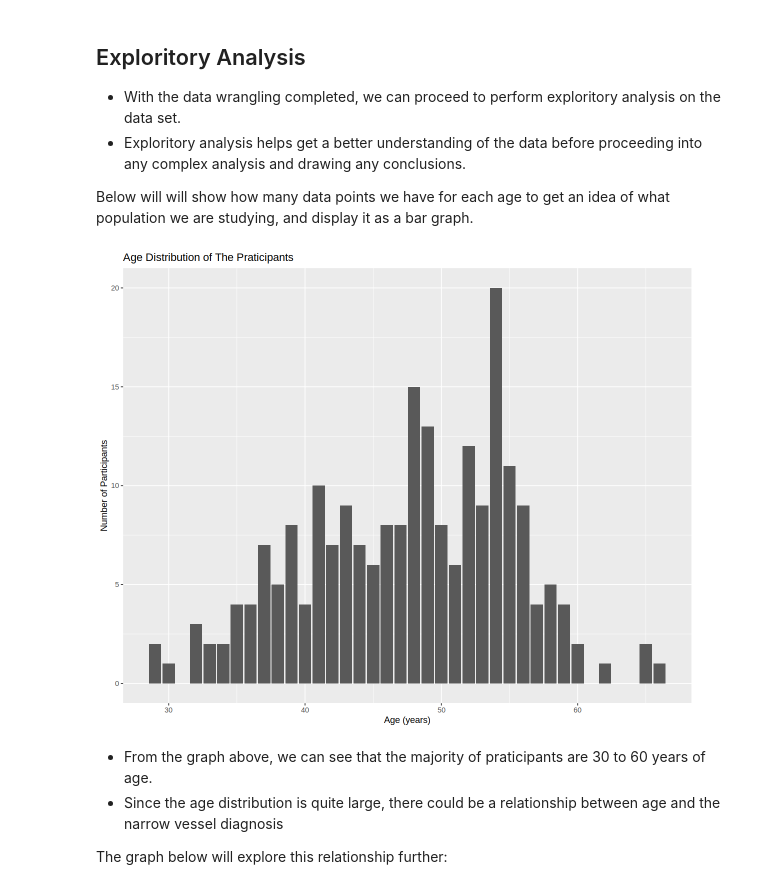
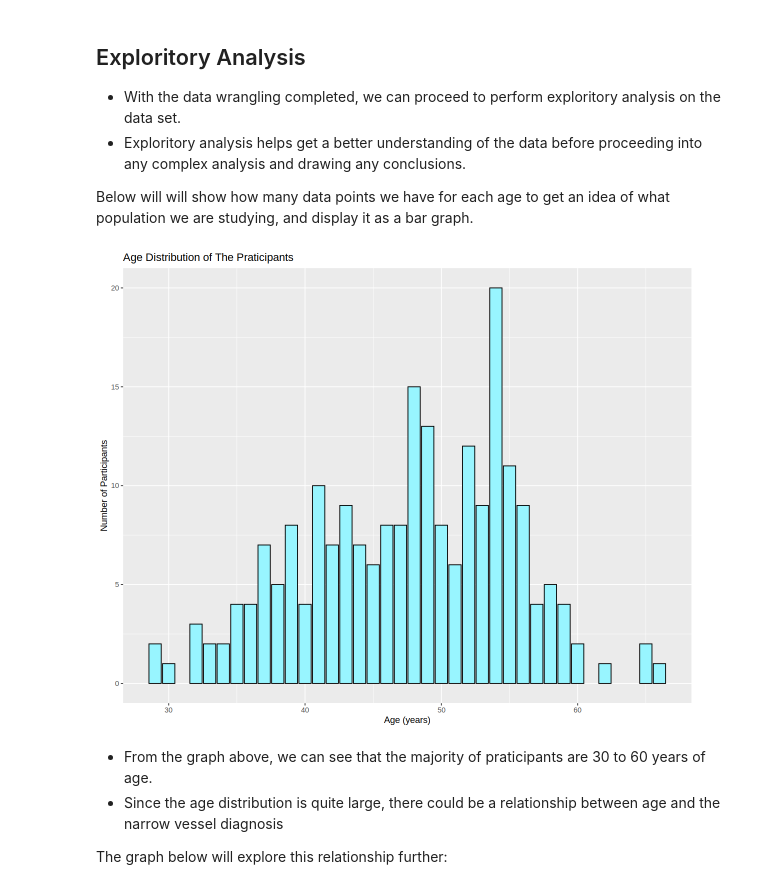
Before and after one commit to MaxVinichenko/DSCI_100_Final_Project, a Jupyter notebook: data.ipynb, the cells around one changed output. Cells and saved outputs as stored; diff of their text form; code cells hidden in the pictures.

```diff
--- a/data.ipynb
+++ b/data.ipynb
@@ -205,15 +205,15 @@ Below will will show how many data points we have for each age to get an idea of
 # %%
 Summary_table <- refactored_heart_train |>
                 count(age)
 
 Summary_graph <-  ggplot(Summary_table, aes(x = age, y = n)) +
-                    geom_bar(stat = "identity") +
+                    geom_bar(stat = "identity", fill="cadetblue1", color="black") +
                     labs(x = "Age (years)", y = "Number of Participants")+
                     ggtitle("Age Distribution of The Praticipants")
 
 Summary_graph
 # %% [output]
-[figure, old version]
+[figure, new version]
 # %% [markdown]
 - From the graph above, we can see that the majority of praticipants are 30 to 60 years of age.
 - Since the age distribution is quite large, there could be a relationship between age and the narrow vessel diagnosis
```
Also changed, not shown: parts of 4 cells of this notebook.
